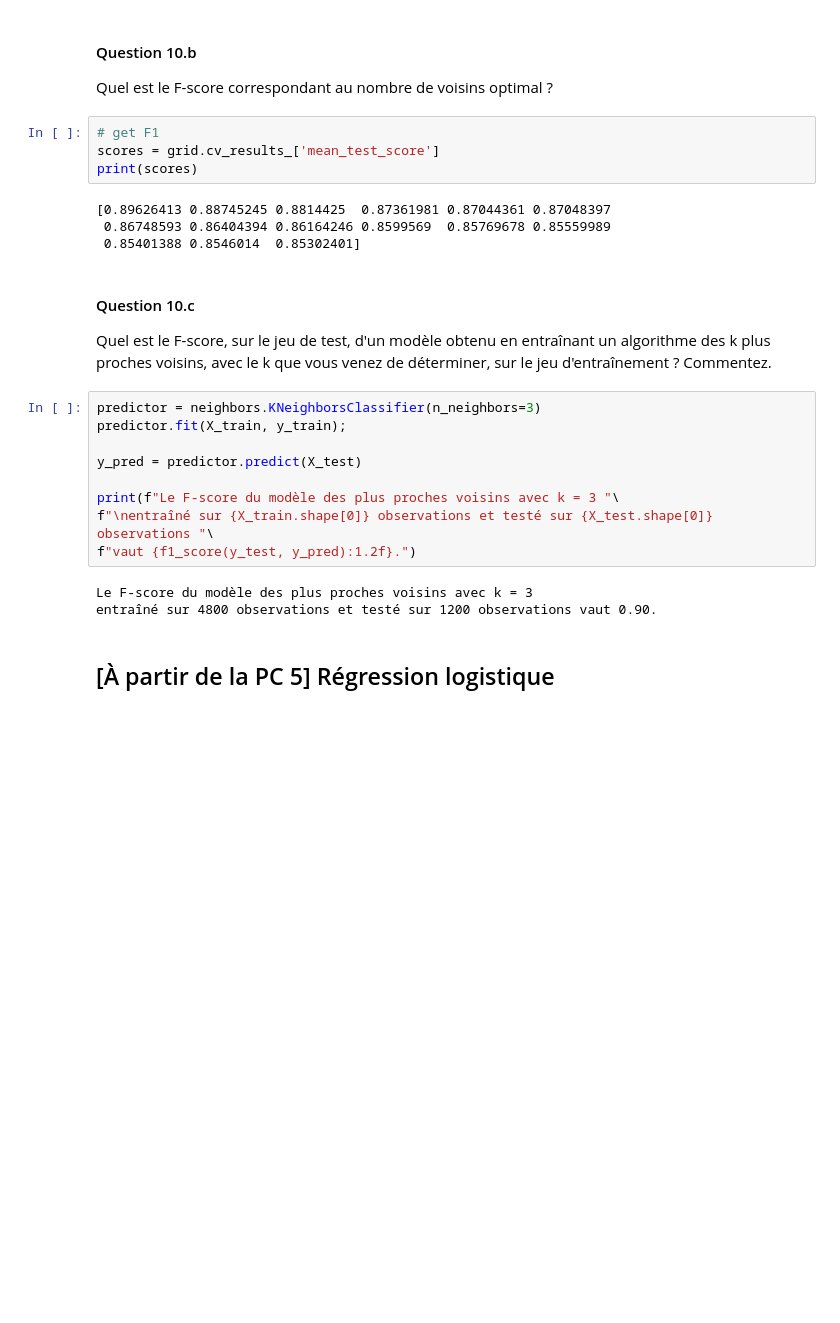
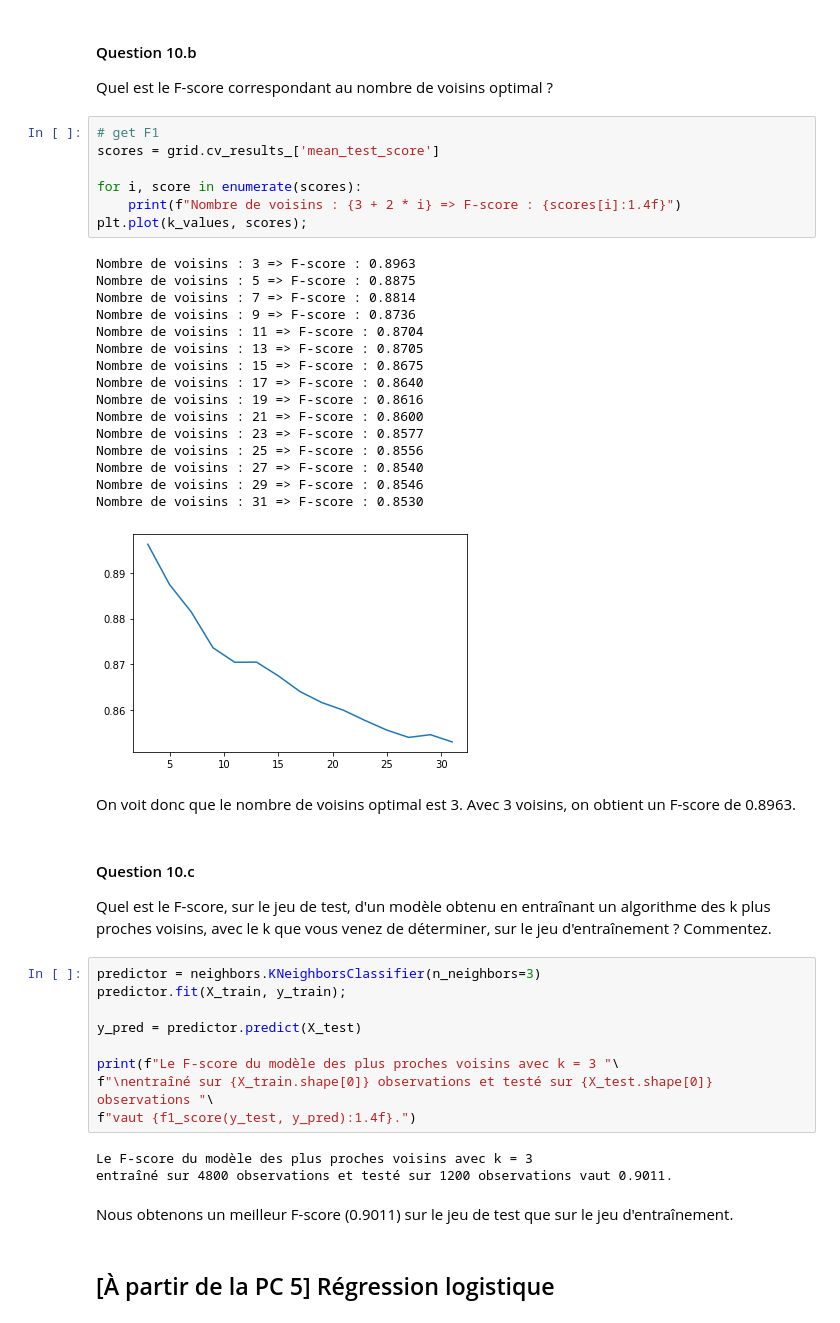
Before and after one commit to LouisJustinTALLOT/projet-science-donnees-bellon-tallot, a Jupyter notebook: Projet.ipynb, the cells around one changed output. Drawn from its saved outputs; the diff is of its cells as text; blank space fills up the shorter version.

```diff
--- a/Projet.ipynb
+++ b/Projet.ipynb
@@ -282,11 +277,29 @@ Quel est le F-score correspondant au nombre de voisins optimal ?
 # %%
 # get F1
 scores = grid.cv_results_['mean_test_score']
-print(scores)
+
+for i, score in enumerate(scores):
+    print(f"Nombre de voisins : {3 + 2 * i} => F-score : {scores[i]:1.4f}")
+plt.plot(k_values, scores);
 # %% [output]
-[0.89626413 0.88745245 0.8814425  0.87361981 0.87044361 0.87048397
- 0.86748593 0.86404394 0.86164246 0.8599569  0.85769678 0.85559989
- 0.85401388 0.8546014  0.85302401]
+Nombre de voisins : 3 => F-score : 0.8963
+Nombre de voisins : 5 => F-score : 0.8875
+Nombre de voisins : 7 => F-score : 0.8814
+Nombre de voisins : 9 => F-score : 0.8736
+Nombre de voisins : 11 => F-score : 0.8704
+Nombre de voisins : 13 => F-score : 0.8705
+Nombre de voisins : 15 => F-score : 0.8675
+Nombre de voisins : 17 => F-score : 0.8640
+Nombre de voisins : 19 => F-score : 0.8616
+Nombre de voisins : 21 => F-score : 0.8600
+Nombre de voisins : 23 => F-score : 0.8577
+Nombre de voisins : 25 => F-score : 0.8556
+Nombre de voisins : 27 => F-score : 0.8540
+Nombre de voisins : 29 => F-score : 0.8546
+Nombre de voisins : 31 => F-score : 0.8530
+[figure, added]
+# %% [markdown]
+On voit donc que le nombre de voisins optimal est 3. Avec 3 voisins, on obtient un F-score de 0.8963.
 # %% [markdown]
 #### Question 10.c
 
@@ -299,9 +312,11 @@ y_pred = predictor.predict(X_test)
 
 print(f"Le F-score du modèle des plus proches voisins avec k = 3 "\
 f"\nentraîné sur {X_train.shape[0]} observations et testé sur {X_test.shape[0]} observations "\
-f"vaut {f1_score(y_test, y_pred):1.2f}.")
+f"vaut {f1_score(y_test, y_pred):1.4f}.")
 # %% [output]
 Le F-score du modèle des plus proches voisins avec k = 3
-entraîné sur 4800 observations et testé sur 1200 observations vaut 0.90.
+entraîné sur 4800 observations et testé sur 1200 observations vaut 0.9011.
+# %% [markdown]
+Nous obtenons un meilleur F-score (0.9011) sur le jeu de test que sur le jeu d'entraînement.
 # %% [markdown]
 ## [À partir de la PC 5] Régression logistique
```
Also changed, not shown: parts of 13 cells of this notebook.
